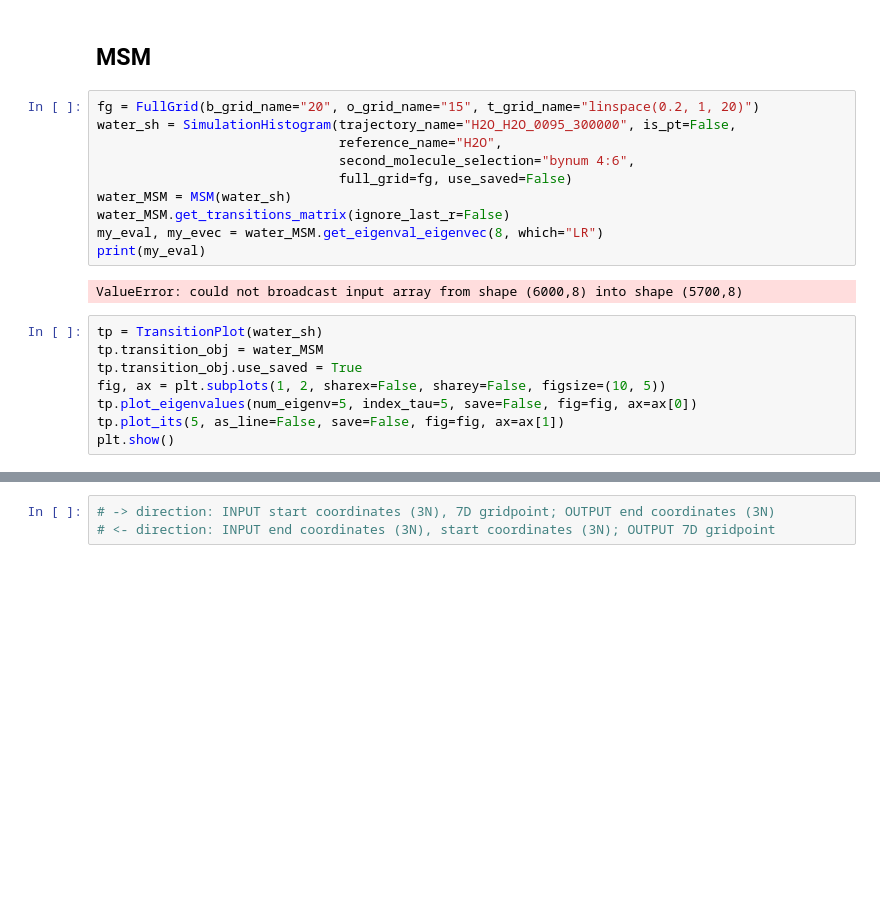
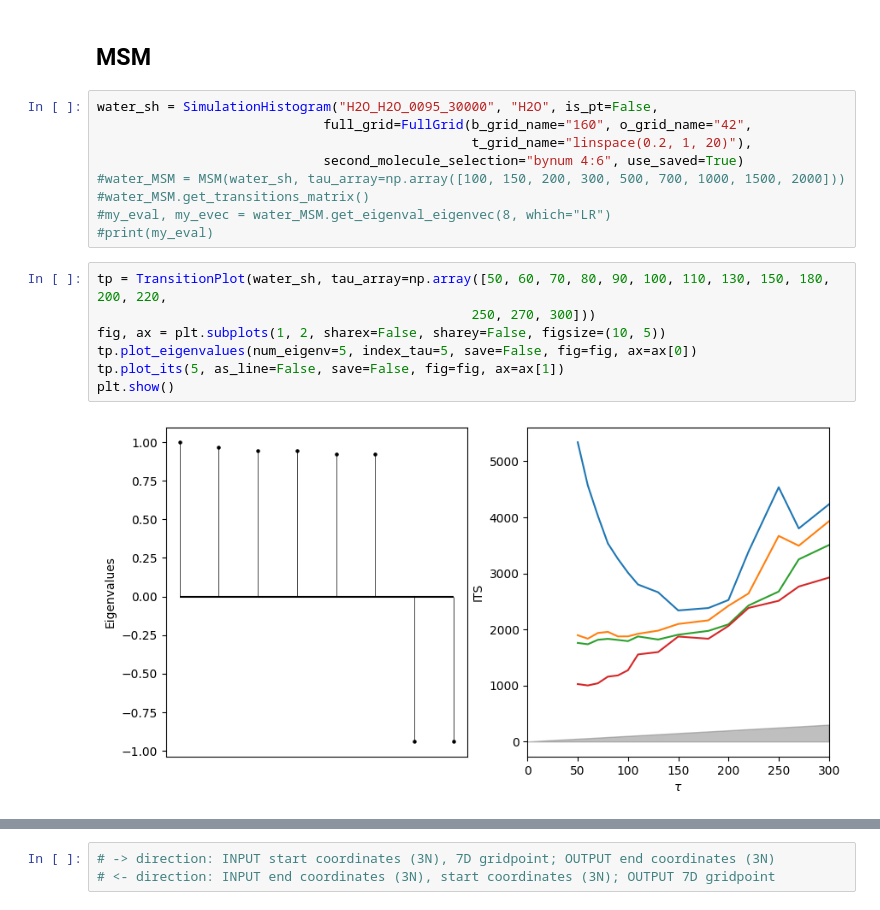
Before and after one commit to bkellerlab/molecularRotationalGrids, a Jupyter notebook: jupyter/Meeting_2024_02_14.ipynb, the cells around one changed output, grey strips where cells are left out. Saved outputs shown, nothing was run; the diff lists cells and outputs as text; blank space fills up the shorter version.

```diff
--- a/jupyter/Meeting_2024_02_14.ipynb
+++ b/jupyter/Meeting_2024_02_14.ipynb
@@ -665,25 +665,23 @@ NGLWidget()
 # %% [markdown]
 ## MSM
 # %%
-fg = FullGrid(b_grid_name="20", o_grid_name="15", t_grid_name="linspace(0.2, 1, 20)")
-water_sh = SimulationHistogram(trajectory_name="H2O_H2O_0095_300000", is_pt=False,
-                               reference_name="H2O",
-                               second_molecule_selection="bynum 4:6",
-                               full_grid=fg, use_saved=False)
-water_MSM = MSM(water_sh)
-water_MSM.get_transitions_matrix(ignore_last_r=False)
-my_eval, my_evec = water_MSM.get_eigenval_eigenvec(8, which="LR")
-print(my_eval)
+water_sh = SimulationHistogram("H2O_H2O_0095_30000", "H2O", is_pt=False,
+                             full_grid=FullGrid(b_grid_name="160", o_grid_name="42",
+                                                t_grid_name="linspace(0.2, 1, 20)"),
+                             second_molecule_selection="bynum 4:6", use_saved=True)
+#water_MSM = MSM(water_sh, tau_array=np.array([100, 150, 200, 300, 500, 700, 1000, 1500, 2000]))
+#water_MSM.get_transitions_matrix()
+#my_eval, my_evec = water_MSM.get_eigenval_eigenvec(8, which="LR")
+#print(my_eval)
-# %% [output]
-ValueError: could not broadcast input array from shape (6000,8) into shape (5700,8)
 # %%
-tp = TransitionPlot(water_sh)
-tp.transition_obj = water_MSM
-tp.transition_obj.use_saved = True
+tp = TransitionPlot(water_sh, tau_array=np.array([50, 60, 70, 80, 90, 100, 110, 130, 150, 180, 200, 220,
+                                                250, 270, 300]))
 fig, ax = plt.subplots(1, 2, sharex=False, sharey=False, figsize=(10, 5))
 tp.plot_eigenvalues(num_eigenv=5, index_tau=5, save=False, fig=fig, ax=ax[0])
 tp.plot_its(5, as_line=False, save=False, fig=fig, ax=ax[1])
 plt.show()
+# %% [output]
+[figure, added]
 # %%
 fig, ax = plt.subplots(3, sharex=True, sharey=True)
 for i in range(3):
```
Also changed, not shown: parts of 2 cells of this notebook, 2 other files.
